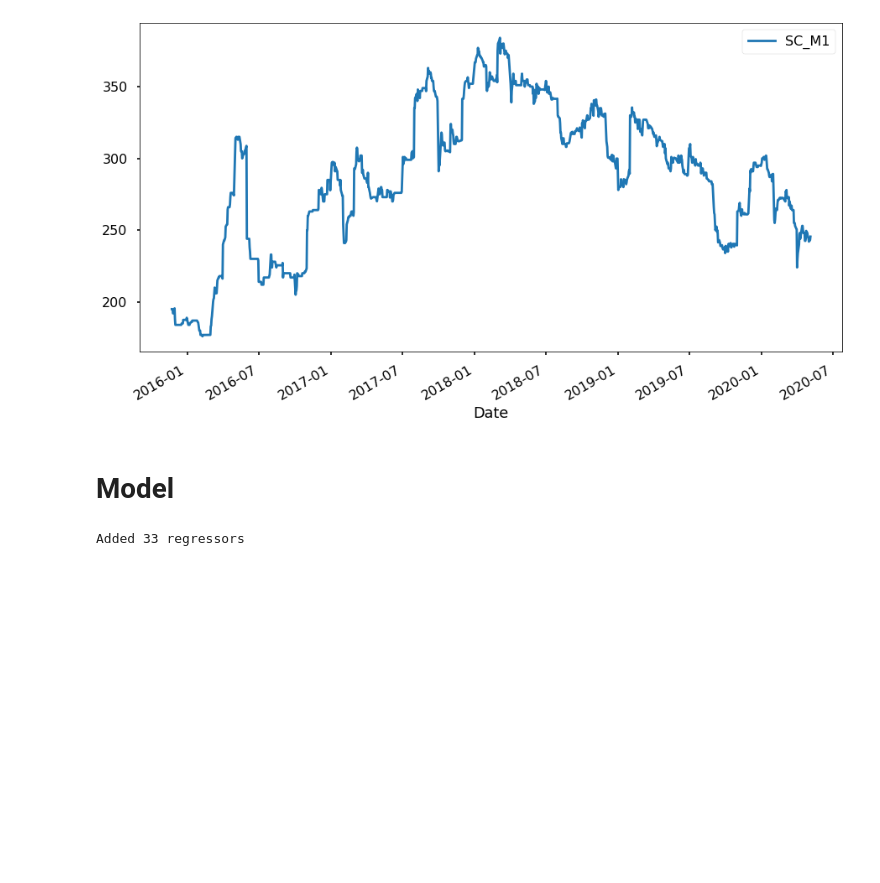
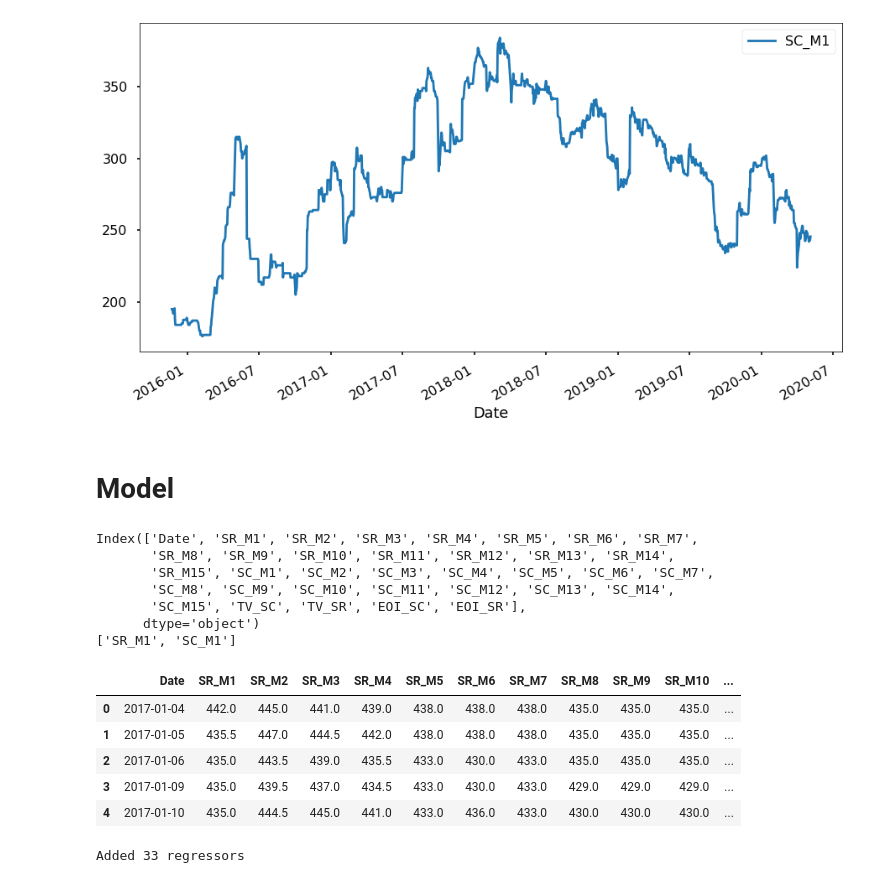
Before and after one commit to MateoPeri/steel-scrap-predictor, a Jupyter notebook: Steel Scrap Predictor.ipynb, the cells around one changed output. Cells and saved outputs as stored; diff of their text form; code cells hidden in the pictures; blank space fills up the shorter version.

```diff
--- a/Steel Scrap Predictor.ipynb
+++ b/Steel Scrap Predictor.ipynb
@@ -52,8 +52,7 @@ ignore = ['HU', 'HC', 'AM', 'UP']
 p = PATH+'raw/*Closing Prices.xlsx'
 excels = glob.glob(p)
 
-frames = []
-to_keep = 'M1'
+frames = {}
 
 for xcel in excels:
   d = pd.read_excel(xcel, parse_dates=True, decimal=',', thousands='.')
@@ -70,9 +69,9 @@ for xcel in excels:
 
   d.columns = ['Date'] + [name+'_'+c for c in d.columns if c != 'USD/mt']
 
-  frames.append(d)
+  frames[name] = d
 
-dfs = [d.drop_duplicates().set_index(['Date']) for d in frames]
+dfs = [d.drop_duplicates().set_index(['Date']) for d in frames.values()]
 price_df = pd.concat(dfs, axis=1)
 
 price_df.head()
@@ -88,8 +87,6 @@ price_df.head()
 p = PATH+'raw/CSF*.xlsx'
 
 excels = glob.glob(p)
-
-frames = []
 
 for xcel in excels:
   d = pd.read_excel(xcel, parse_dates=True, decimal=',', thousands='.')
@@ -100,9 +97,9 @@ for xcel in excels:
   rest = [c for c in d.columns if c != 'Date']
   d.rename(dict(zip(rest, [name+'_'+c for c in rest])), axis=1, inplace=True)
 
-  frames.append(d)
+  frames[name] = d
 
-dfs = [d.drop_duplicates().set_index(['Date']) for d in frames]
+dfs = [d.drop_duplicates().set_index(['Date']) for d in frames.values()]
 vol_df = pd.concat(dfs, axis=1)
 
 vol_df.head()
@@ -166,6 +163,42 @@ def add_caps(d1, d2=None, c='y'):
   d2['cap'] = d1[c].max()
   d2['floor'] = d1[c].min()
   return d2
+# %%
+def simplify_df(dff):
+  dff = dff.copy()
+
+  print(dff.columns)
+  exclude = ['Date', 'TV', 'EOI']
+  cols = [c for c in dff.columns if all([x not in c for x in exclude])]
+  firsts = [c for c in cols if '1' in c and len(c) <= 5]
+  others = [c for c in cols if c not in firsts]
+  #d = dict(zip(firsts, others))
+  print(firsts)
+
+  for r in rows:
+    for k, v in d: # ??
+      next_row = r + int(v[4:])
+      dff.loc[next_row, k] = dff.loc[r, v]
+
+  dff.drop(others, axis=1, inplace=True)
+  return dff
+
+gg = simplify_df(data)
+gg.head()
+# %% [output]
+Index(['Date', 'SR_M1', 'SR_M2', 'SR_M3', 'SR_M4', 'SR_M5', 'SR_M6', 'SR_M7',
+       'SR_M8', 'SR_M9', 'SR_M10', 'SR_M11', 'SR_M12', 'SR_M13', 'SR_M14',
+       'SR_M15', 'SC_M1', 'SC_M2', 'SC_M3', 'SC_M4', 'SC_M5', 'SC_M6', 'SC_M7',
+       'SC_M8', 'SC_M9', 'SC_M10', 'SC_M11', 'SC_M12', 'SC_M13', 'SC_M14',
+       'SC_M15', 'TV_SC', 'TV_SR', 'EOI_SC', 'EOI_SR'],
+      dtype='object')
+['SR_M1', 'SC_M1']
+|  | Date | SR_M1 | SR_M2 | SR_M3 | SR_M4 | SR_M5 | SR_M6 | SR_M7 | SR_M8 | SR_M9 | SR_M10 | ... |
+| 0 | 2017-01-04 | 442.0 | 445.0 | 441.0 | 439.0 | 438.0 | 438.0 | 438.0 | 435.0 | 435.0 | 435.0 | ... |
+| 1 | 2017-01-05 | 435.5 | 447.0 | 444.5 | 442.0 | 438.0 | 438.0 | 438.0 | 435.0 | 435.0 | 435.0 | ... |
+| 2 | 2017-01-06 | 435.0 | 443.5 | 439.0 | 435.5 | 433.0 | 430.0 | 433.0 | 435.0 | 435.0 | 435.0 | ... |
+| 3 | 2017-01-09 | 435.0 | 439.5 | 437.0 | 434.5 | 433.0 | 430.0 | 433.0 | 429.0 | 429.0 | 429.0 | ... |
+| 4 | 2017-01-10 | 435.0 | 444.5 | 445.0 | 441.0 | 433.0 | 436.0 | 433.0 | 430.0 | 430.0 | 430.0 | ... |
 # %%
 def generate_model(dff):
   dff = dff.copy()
```
Also changed, not shown: parts of 5 cells of this notebook.
